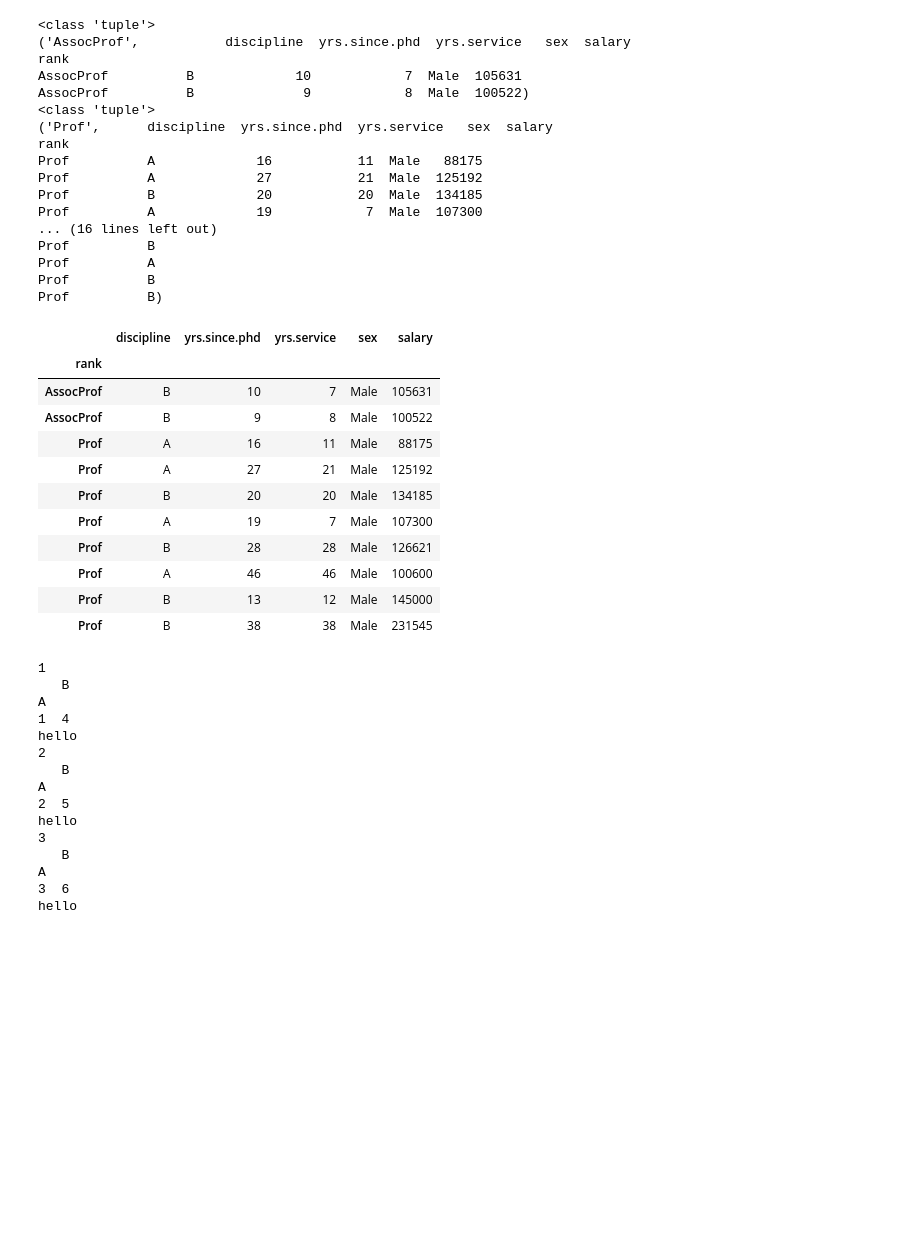
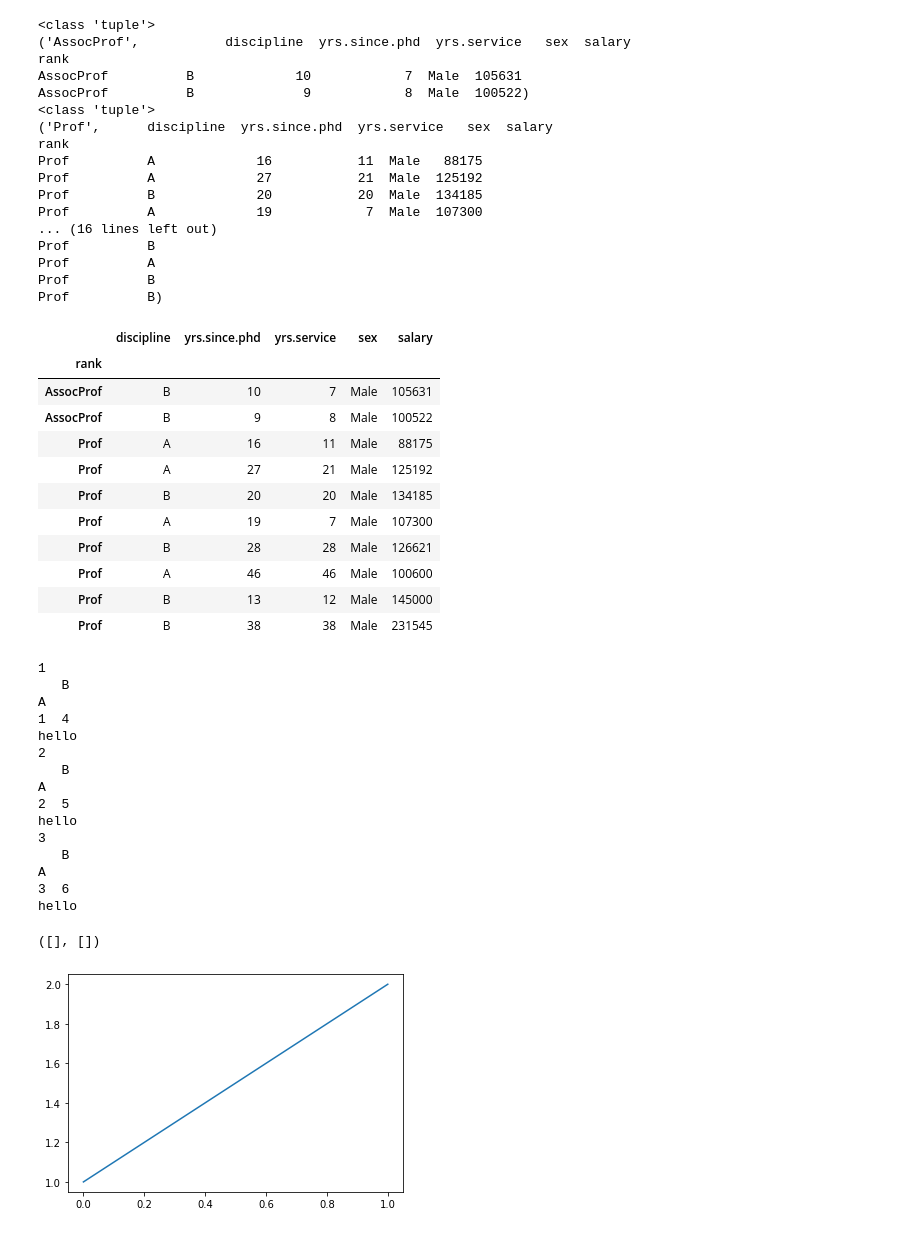
Before and after one commit to ileu/EISFrame, a Jupyter notebook: Runnables/MultiTest.ipynb, the cells around one changed output. Saved outputs shown, nothing was run; the diff lists cells and outputs as text; code cells hidden in the pictures; blank space fills up the shorter version.

Commit message:
Worked on reframing Added Fit and plot semis

```diff
--- a/Runnables/MultiTest.ipynb
+++ b/Runnables/MultiTest.ipynb
@@ -265,3 +265,12 @@ hello
 A
 3  6
 hello
+# %%
+import matplotlib.pyplot as plt
+
+fig, ax = plt.subplots()
+ax.plot([1,2])
+print(ax.get_legend_handles_labels())
+# %% [output]
+([], [])
+[figure, added]
```
Also changed, not shown: 1 other file.
